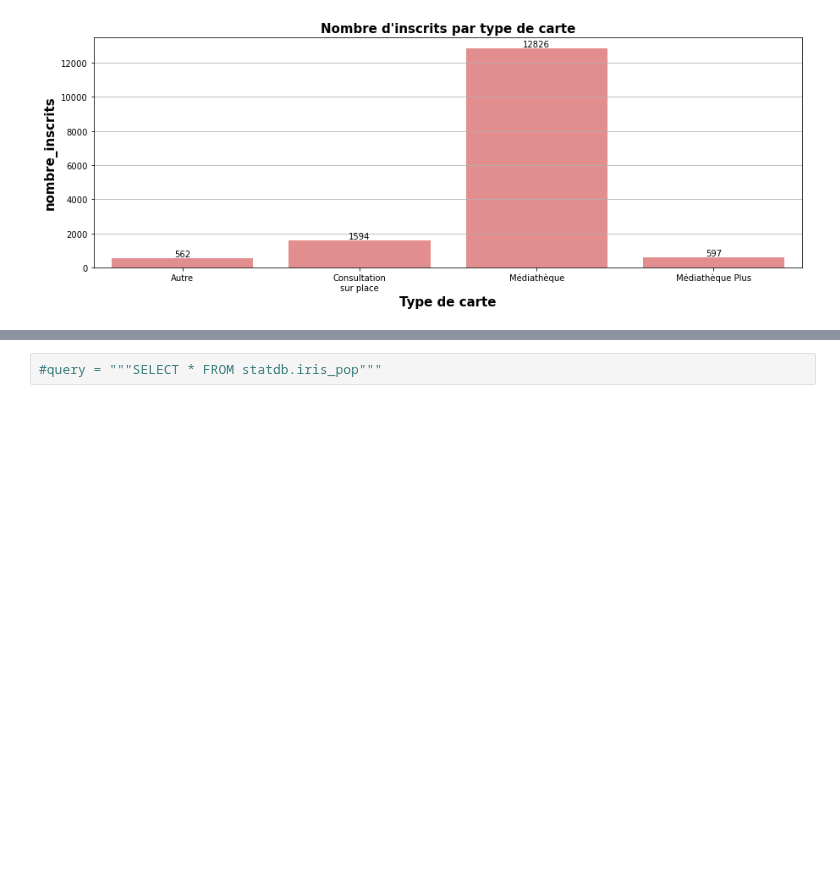
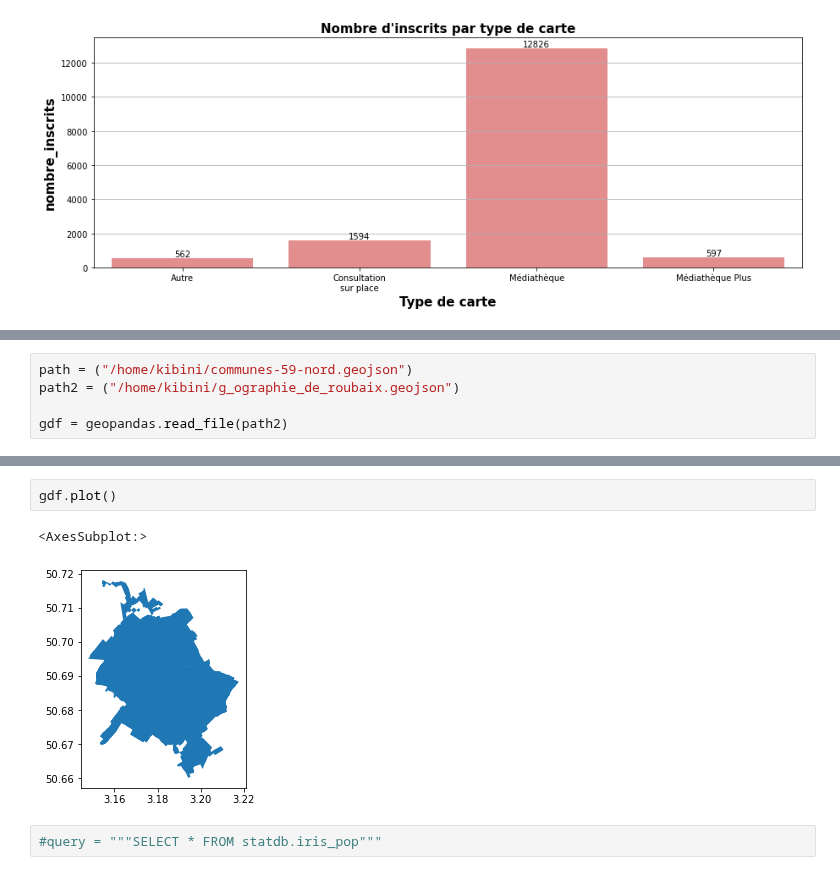
Before and after one commit to medrbx/kibini2, a Jupyter notebook: kibini/notebook_kibini2_lgp_qui_sont_les_inscrits.ipynb, the cells around one changed output, grey strips where cells are left out. Cells and saved outputs as stored; diff of their text form; blank space fills up the shorter version.

```diff
--- a/kibini/notebook_kibini2_lgp_qui_sont_les_inscrits.ipynb
+++ b/kibini/notebook_kibini2_lgp_qui_sont_les_inscrits.ipynb
@@ -338,0 +351,5 @@ for i in ax.containers:
+# %%
+path = ("/home/kibini/communes-59-nord.geojson")
+path2 = ("/home/kibini/g_ographie_de_roubaix.geojson")
+
+gdf = geopandas.read_file(path2)
@@ -339,3 +368,8 @@ for i in ax.containers:
+# %%
+gdf.plot()
+# %% [output]
+<AxesSubplot:>
+[figure, added]
 # %%
 #query = """SELECT * FROM statdb.iris_pop"""
 # %%
```
Also changed, not shown: parts of 4 cells of this notebook, 8 other files.
